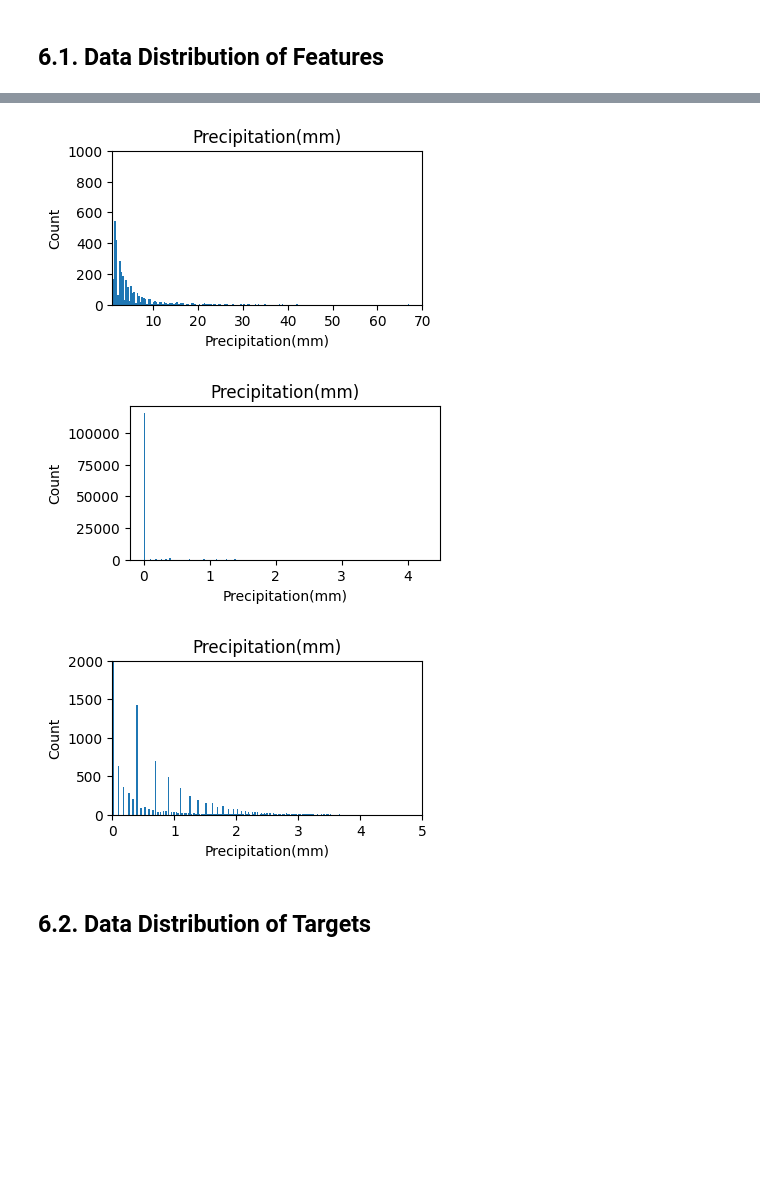
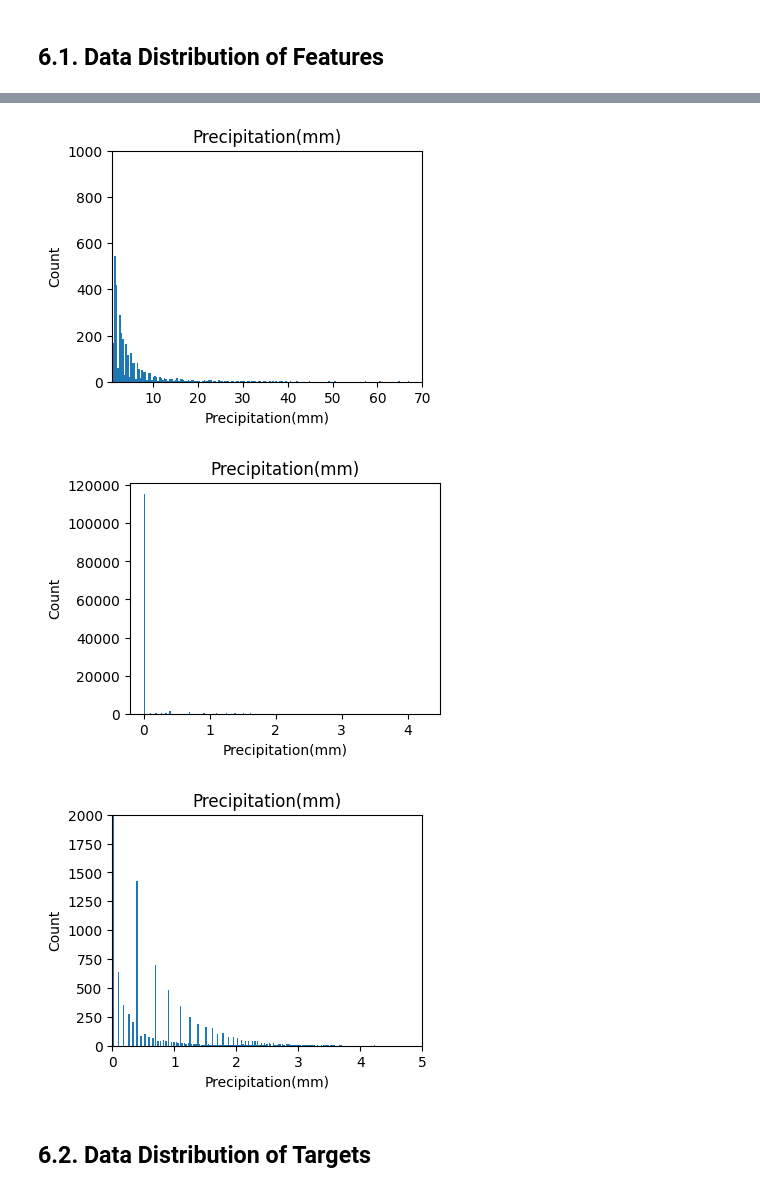
Before and after one commit to johnwslee/fine_dust_analysis, a Jupyter notebook: notebooks/1_exploratory_data_analysis.ipynb, the cells around one changed output, grey strips where cells are left out. Saved outputs shown, nothing was run; the diff lists cells and outputs as text; code cells hidden in the pictures; blank space fills up the shorter version.

```diff
--- a/notebooks/1_exploratory_data_analysis.ipynb
+++ b/notebooks/1_exploratory_data_analysis.ipynb
@@ -306,29 +291,29 @@ for feat in features:
 # %%
 # Additional check on the distribution of precipitation
 
-plt.figure(figsize=(4, 2))
+plt.figure(figsize=(4, 3))
 plt.hist(df["precipitation(mm)"], bins=200)
 plt.xlabel("Precipitation(mm)")
 plt.xlim(1, 70)
 plt.ylabel("Count")
 plt.ylim(0, 1000)
 plt.title("Precipitation(mm)")
 plt.show();
 # %% [output]
-[figure, old version]
+[figure, new version]
 # %%
 # Check on log-transformed precipitation
 
-plt.figure(figsize=(4, 2))
+plt.figure(figsize=(4, 3))
 plt.hist(np.log1p(df["precipitation(mm)"]), bins=200)
 plt.xlabel("Precipitation(mm)")
 plt.ylabel("Count")
 plt.title("Precipitation(mm)")
 plt.show();
 # %% [output]
-[figure, old version]
+[figure, new version]
 # %%
-plt.figure(figsize=(4, 2))
+plt.figure(figsize=(4, 3))
 plt.hist(np.log1p(df["precipitation(mm)"]), bins=200)
 plt.xlabel("Precipitation(mm)")
 plt.xlim(0, 5)
@@ -337,6 +322,6 @@ plt.ylim(0, 2000)
 plt.title("Precipitation(mm)")
 plt.show();
 # %% [output]
-[figure, old version]
+[figure, new version]
 # %% [markdown]
 ## 6.2. Data Distribution of Targets
```
Also changed, not shown: parts of 14 cells of this notebook.
